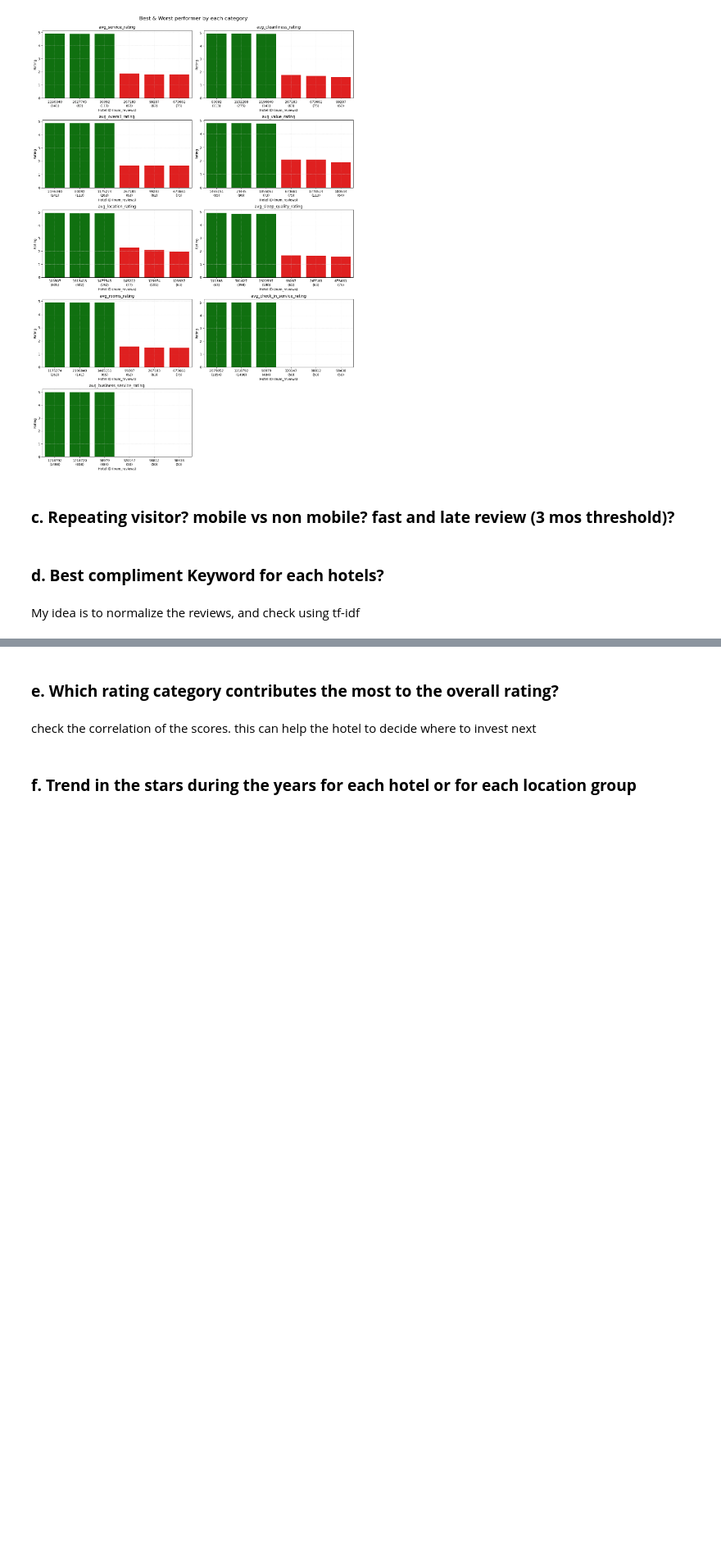
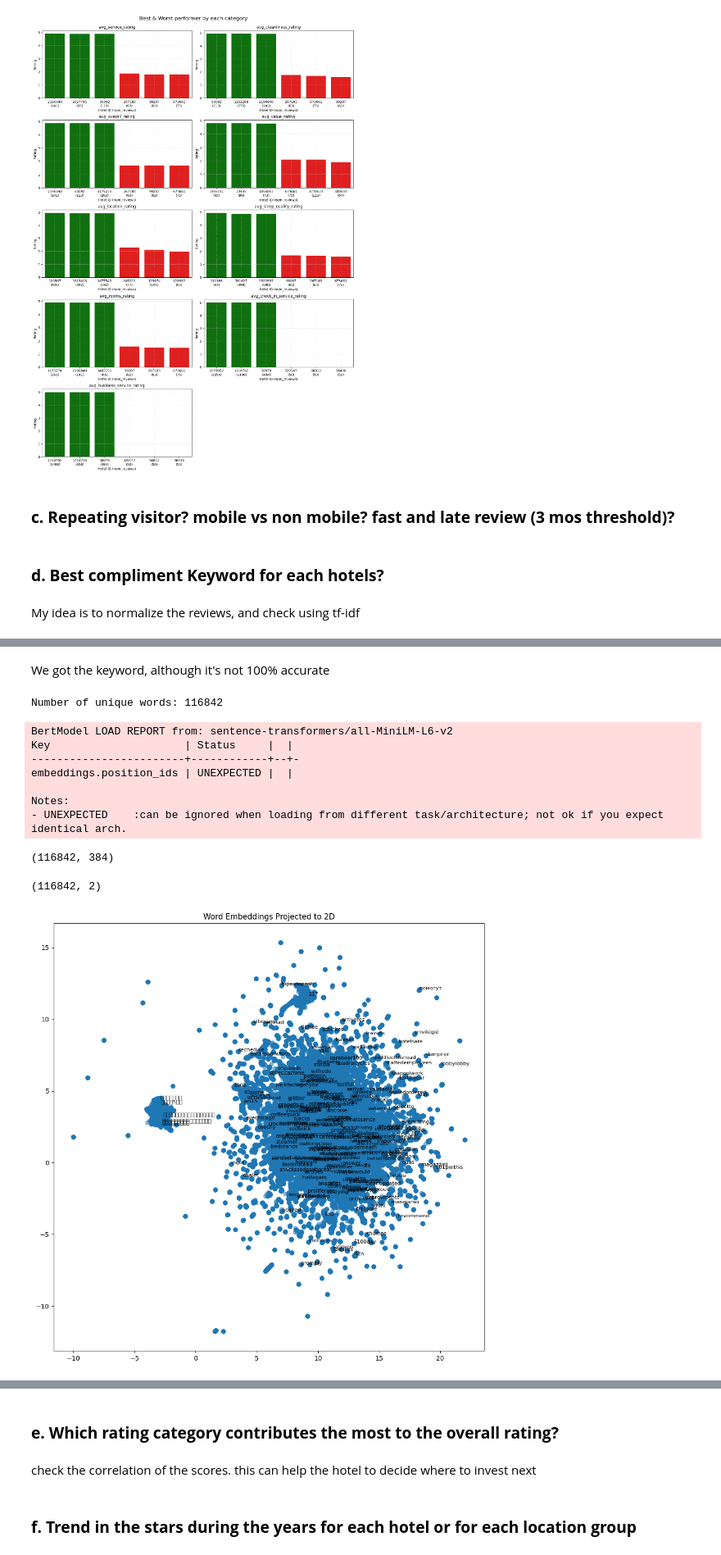
Before and after one commit to nadiavictoria/IS512-Hotel-Analytics, a Jupyter notebook: notebooks/02_exploratory_analysis.ipynb, the cells around one changed output, grey strips where cells are left out. Shown at 82% size. Cells and saved outputs as stored; diff of their text form; code cells hidden in the pictures; blank space fills up the shorter version.

Commit message:
implemented the tf-idf vectorizer to extract keywords, but d\result is unsatisfactory

```diff
--- a/notebooks/02_exploratory_analysis.ipynb
+++ b/notebooks/02_exploratory_analysis.ipynb
@@ -1158,0 +1203,9 @@ My idea is to normalize the reviews, and check using tf-idf
+# %%
+corpora_title = keyword_df['title'].to_list()
+corpora_text = keyword_df['text'].to_list()
+
+combined_corpora = [
+    f"{title} {text}"
+    for title, text in zip(corpora_title, corpora_text)
+]
+combined_corpora[:5]
@@ -1158,0 +1233,10 @@ My idea is to normalize the reviews, and check using tf-idf
+# %%
+result = []
+for doc in combined_corpora:
+    df = {}
+    df['full_text'] = doc
+    df['top_keywords'] = get_keywords(vectorizer, feature_names, doc, top_k_keywords=TOP_K_KEYWORDS)
+    result.append(df)
+
+final = pd.DataFrame(result)
+final
@@ -1158,0 +1257,47 @@ My idea is to normalize the reviews, and check using tf-idf
+# %% [markdown]
+We got the keyword, although it's not 100% accurate
+# %%
+import itertools
+
+# Flatten all top_keywords into one set
+all_words = set(itertools.chain.from_iterable(final['top_keywords']))
+print(f"Number of unique words: {len(all_words)}")
+
+from sentence_transformers import SentenceTransformer
+
+model = SentenceTransformer('all-MiniLM-L6-v2')
+
+# Get embeddings
+word_list = list(all_words)
+embeddings = model.encode(word_list)
+print(embeddings.shape)  # (num_words, embedding_dim)
+
+import umap
+import matplotlib.pyplot as plt
+
+reducer = umap.UMAP(n_components=2, random_state=42)
+embeddings_2d = reducer.fit_transform(embeddings)
+
+print(embeddings_2d.shape)  # (num_words, 2)
+
+plt.figure(figsize=(12, 12))
+plt.scatter(embeddings_2d[:,0], embeddings_2d[:,1], alpha=0.5)
+
+# Optional: label top words (might get cluttered)
+for i, word in enumerate(word_list[:200]):
+    plt.text(embeddings_2d[i,0], embeddings_2d[i,1], word, fontsize=8)
+
+plt.title("Word Embeddings Projected to 2D")
+plt.show()
+# %% [output]
+Number of unique words: 116842
+BertModel LOAD REPORT from: sentence-transformers/all-MiniLM-L6-v2
+Key                     | Status     |  |
+------------------------+------------+--+-
+embeddings.position_ids | UNEXPECTED |  |
+
+Notes:
+- UNEXPECTED    :can be ignored when loading from different task/architecture; not ok if you expect identical arch.
+(116842, 384)
+(116842, 2)
+[figure, added]
```
Also changed, not shown: parts of 14 cells of this notebook, 3 other files.
